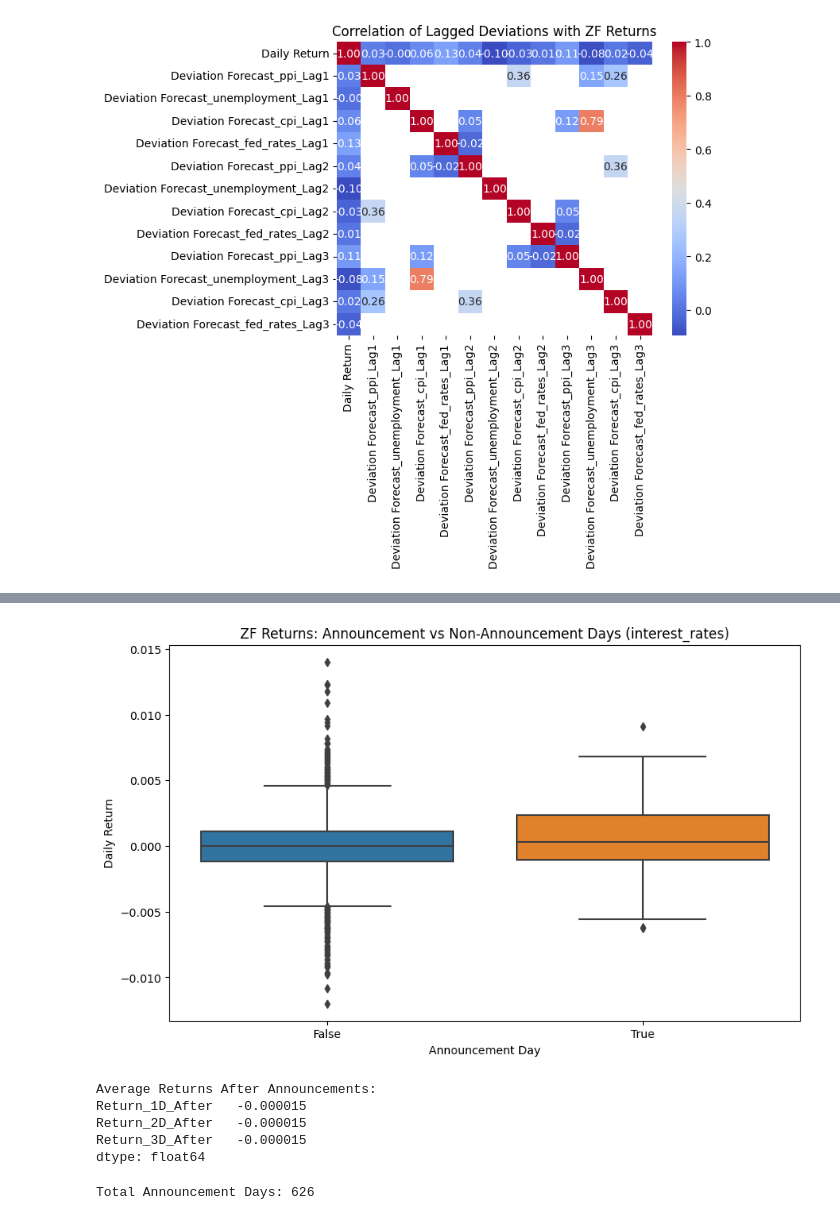
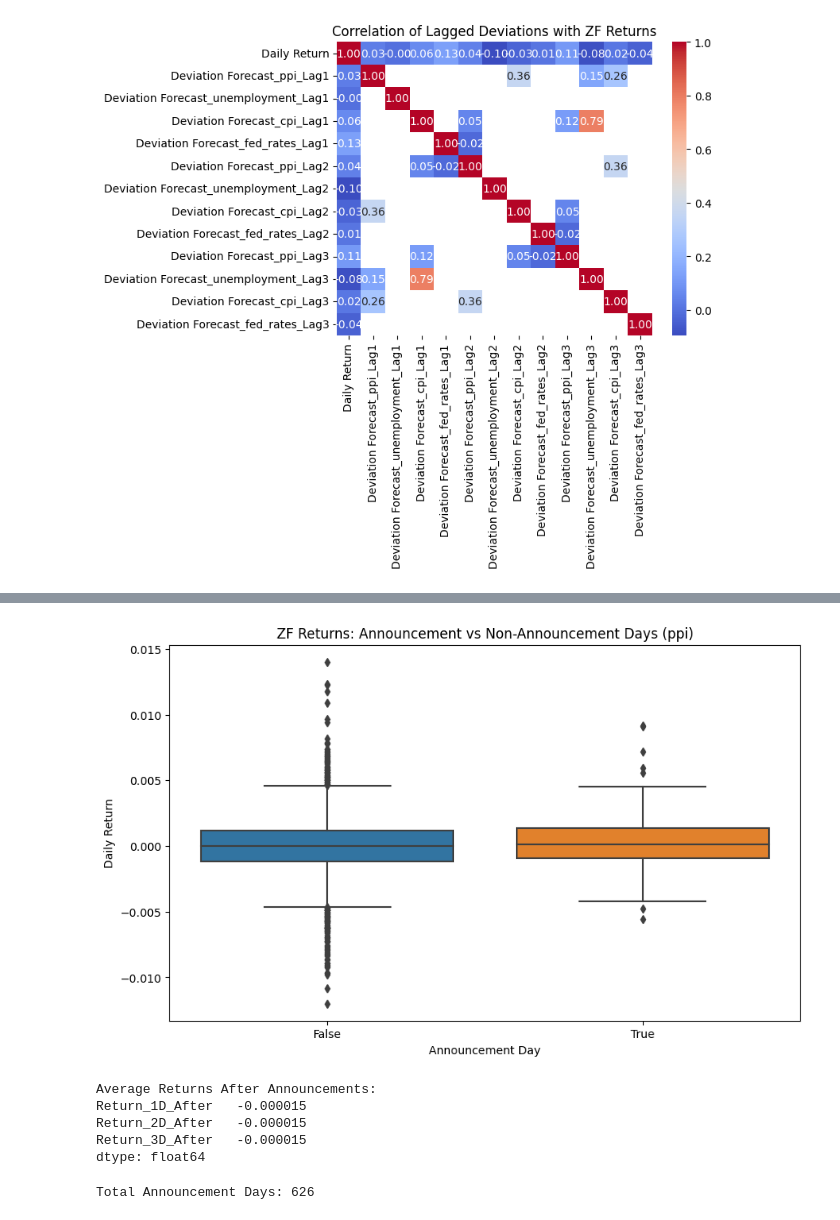
Before and after one commit to lazaros-23/options_trading, a Jupyter notebook: eda_on_announcement_days.ipynb, the cells around one changed output, grey strips where cells are left out. Saved outputs shown, nothing was run; the diff lists cells and outputs as text; code cells hidden in the pictures.

```diff
--- a/eda_on_announcement_days.ipynb
+++ b/eda_on_announcement_days.ipynb
@@ -143,16 +173,18 @@ zf_data.head()
 # %%
 # Add a binary feature for large deviations
 threshold = 0.001  # Example threshold for large deviations
-zf_data['ppi_large_deviation'] = abs(zf_data['ppi_dev_forecast']) > threshold
-zf_data['uneployment_large_deviation'] = abs(zf_data['unemployment_dev_forecast']) > threshold
-zf_data['cpi_large_deviation'] = abs(zf_data['cpi_dev_forecast']) > threshold
-zf_data['fed_rates_large_deviation'] = abs(zf_data['interest_rates_dev_forecast']) > threshold
+show_indicator = "unemployment" # choose between ['ppi','cpi','uneployment','fed_rates']
+
+full_data['ppi_large_deviation'] = abs(full_data['ppi_dev_forecast']) > threshold
+full_data['unemployment_large_deviation'] = abs(full_data['unemployment_dev_forecast']) > threshold
+full_data['cpi_large_deviation'] = abs(full_data['cpi_dev_forecast']) > threshold
+full_data['fed_rates_large_deviation'] = abs(full_data['interest_rates_dev_forecast']) > threshold
 
 # Boxplot of ZF returns on large deviation days
-zf_data['Daily Return'] = zf_data['close'].pct_change()  # Calculate daily returns
+full_data['Daily Return'] = full_data['close'].pct_change()  # Calculate daily returns
 
 plt.figure(figsize=(10, 6))
-sns.boxplot(data=zf_data, x='fed_rates_large_deviation', y='Daily Return')
-plt.title('ZF Daily Returns on Large Fed Rates Deviation Days')
+sns.boxplot(data=full_data, x=f'{show_indicator}_large_deviation', y='Daily Return')
+plt.title(f'ZF Daily Returns on Large {show_indicator} Deviation Days')
 plt.show()
 # %% [output]
@@ -161,14 +193,14 @@ plt.show()
 # Create lagged features for deviations
 lags = [1, 2, 3]  # Example: 1-day, 2-day, 3-day lags
 for lag in lags:
-    zf_data[f'Deviation Forecast_ppi_Lag{lag}'] = zf_data['ppi_dev_forecast'].shift(lag)
-    zf_data[f'Deviation Forecast_unemployment_Lag{lag}'] = zf_data['unemployment_dev_forecast'].shift(lag)
-    zf_data[f'Deviation Forecast_cpi_Lag{lag}'] = zf_data['cpi_dev_forecast'].shift(lag)
-    zf_data[f'Deviation Forecast_fed_rates_Lag{lag}'] = zf_data['interest_rates_dev_forecast'].shift(lag)
+    full_data[f'Deviation Forecast_ppi_Lag{lag}'] = full_data['ppi_dev_forecast'].shift(lag)
+    full_data[f'Deviation Forecast_unemployment_Lag{lag}'] = full_data['unemployment_dev_forecast'].shift(lag)
+    full_data[f'Deviation Forecast_cpi_Lag{lag}'] = full_data['cpi_dev_forecast'].shift(lag)
+    full_data[f'Deviation Forecast_fed_rates_Lag{lag}'] = full_data['interest_rates_dev_forecast'].shift(lag)
 
 # Correlation of lags with ZF returns
-lagged_features = [col for col in zf_data.columns if 'Lag' in col]
-correlations_with_lags = zf_data[['Daily Return'] + lagged_features].corr()
+lagged_features = [col for col in full_data.columns if 'Lag' in col]
+correlations_with_lags = full_data[['Daily Return'] + lagged_features].corr()
 
 sns.heatmap(correlations_with_lags, annot=True, cmap='coolwarm', fmt=".2f")
 plt.title('Correlation of Lagged Deviations with ZF Returns')
@@ -178,24 +226,24 @@ plt.show()
 # %%
 # Add a flag for announcement days
-indicator = 'interest_rates'
-zf_data['Announcement Day'] = zf_data[f'{indicator}_dev_forecast'].notnull()
+indicator = 'ppi'
+full_data['Announcement Day'] = full_data[f'{indicator}_dev_forecast'].notnull()
 
 # ZF returns on announcement vs non-announcement days
 plt.figure(figsize=(10, 6))
-sns.boxplot(data=zf_data, x='Announcement Day', y='Daily Return')
+sns.boxplot(data=full_data, x='Announcement Day', y='Daily Return')
 plt.title(f'ZF Returns: Announcement vs Non-Announcement Days ({indicator})')
 plt.savefig(f"zf_return_on_announcements_{indicator}.png")
 plt.show()
 
 # Analyze returns 3 days before and after announcements
-zf_data['Return_1D_After'] = zf_data['close'].shift(-1).pct_change()
-zf_data['Return_2D_After'] = zf_data['close'].shift(-2).pct_change()
-zf_data['Return_3D_After'] = zf_data['close'].shift(-3).pct_change()
+full_data['Return_1D_After'] = full_data['close'].shift(-1).pct_change()
+full_data['Return_2D_After'] = full_data['close'].shift(-2).pct_change()
+full_data['Return_3D_After'] = full_data['close'].shift(-3).pct_change()
 
 print("Average Returns After Announcements:")
-print(zf_data[['Return_1D_After', 'Return_2D_After', 'Return_3D_After']].mean())
+print(full_data[['Return_1D_After', 'Return_2D_After', 'Return_3D_After']].mean())
 # %% [output]
-[figure, old version]
+[figure, new version]
 Average Returns After Announcements:
 Return_1D_After   -0.000015
 Return_2D_After   -0.000015
```
Also changed, not shown: parts of 39 cells of this notebook.
